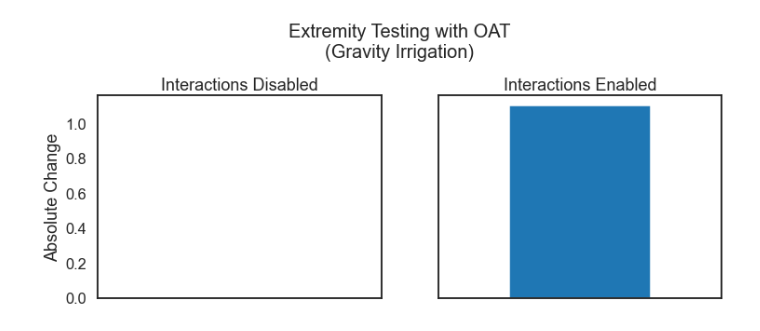
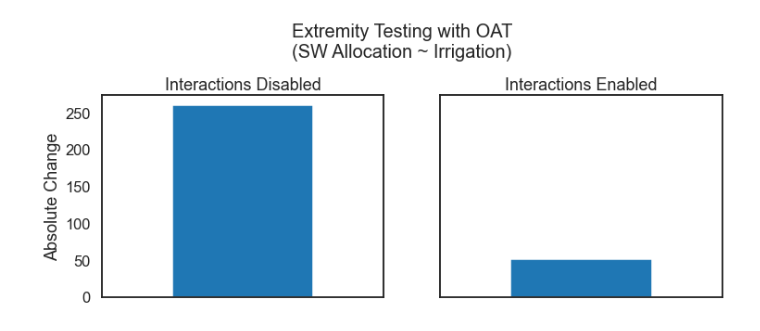
Before and after one commit to ConnectedSystems/oat-use, a Jupyter notebook: notebooks/1 MC analysis.ipynb, the cells around one changed output. Cells and saved outputs as stored; diff of their text form; code cells hidden in the pictures.

```diff
--- a/notebooks/1 MC analysis.ipynb
+++ b/notebooks/1 MC analysis.ipynb
@@ -41,7 +13,5 @@ def plot_results(jansen_results_df, ee_results_df, target_metric):
 # %%
 template_df = pd.read_csv(f'{DATA_DIR}example_sample.csv', index_col=0)
-is_perturbed = (template_df != template_df.iloc[0]).any()
-perturbed_cols = template_df.loc[:, is_perturbed].columns
 target_num_vars = CIM_SPEC['num_vars']
 oat_length = target_num_vars + 1
 # %%
@@ -53,0 +25,13 @@ col_names = extreme_results.columns
+# %%
+numeric_samples = pd.read_csv(f'{DATA_DIR}oat_mc_10_numeric_samples.csv', index_col=0)
+
+# Locations of base value and perturbed value
+target_runs = [0, numeric_samples.loc[:, perturbed_cols].columns.tolist().index(tgt_param)+1]
+
+numeric_vals = numeric_samples.loc[target_runs, tgt_param].values
+
+radial_no_irrigation_results = pd.read_csv(f'{DATA_DIR}oat_no_irrigation_10_results.csv', index_col=0)
+radial_no_irrigation_results['Avg. $/ML'].fillna(radial_no_irrigation_results["Avg. Annual Profit ($M)"], inplace=True)
+
+numeric_samples.loc[target_runs, tgt_param]
+no_int = radial_no_irrigation_results.loc[target_runs, "SW Allocation Index"].values
@@ -83,32 +102,32 @@ tgt_idx = [c for c in with_ext_results.index if tgt_metric.lower() in c.lower()]
 # %%
 selected_cols = [c for c in with_ext_results.columns
                  if tgt_param.lower() in c.lower()]
 
 selected_no_ext = no_ext_results.loc[:, selected_cols]
 selected_with_ext = with_ext_results.loc[:, selected_cols]
 
 fig, axes = plt.subplots(1,2, figsize=(12,4), sharey=True, sharex=True)
-selected_no_ext.loc[tgt_idx, :].plot(kind='bar', legend=None,
-                                           title='Interactions Disabled',
-                                           ax=axes[0],
-                                           rot=0)
+no_ext_results.plot(kind='bar',
+                    legend=None,
+                    title='Interactions Disabled',
+                    ax=axes[0],
+                    rot=0)
 
 axes[0].set_ylabel('Absolute Change')
 
 x_axis = axes[0].axes.get_xaxis()
 x_axis.set_visible(False)
 
-selected_with_ext.loc[tgt_idx, :].plot(kind='bar',
-                                             legend=None,
-                                             title='Interactions Enabled',
-                                             rot=0,
-                                             ax=axes[1])
-# .legend(bbox_to_anchor=(1.05, 0.75))
+with_ext_results.plot(kind='bar',
+                      legend=None,
+                      title='Interactions Enabled',
+                      rot=0,
+                      ax=axes[1])
 
 x_axis = axes[1].axes.get_xaxis()
 x_axis.set_visible(False)
 
-fig.suptitle("Extremity Testing with OAT\n(Gravity Irrigation)", x=0.5, y=1.15, fontsize=20);
-fig.savefig(f'{FIG_DIR}extremity_testing_gravity_irrigation_results.png', dpi=300, bbox_inches='tight')
+fig.suptitle("Extremity Testing with OAT\n(SW Allocation ~ Irrigation)", x=0.5, y=1.15, fontsize=20);
+fig.savefig(f'{FIG_DIR}extremity_testing_sw_alloc~pipeandriser_irrigation_results.png', dpi=300, bbox_inches='tight')
 # %% [output]
-[figure, old version]
+[figure, new version]
```
Also changed, not shown: parts of 12 cells of this notebook, 29 other files.
